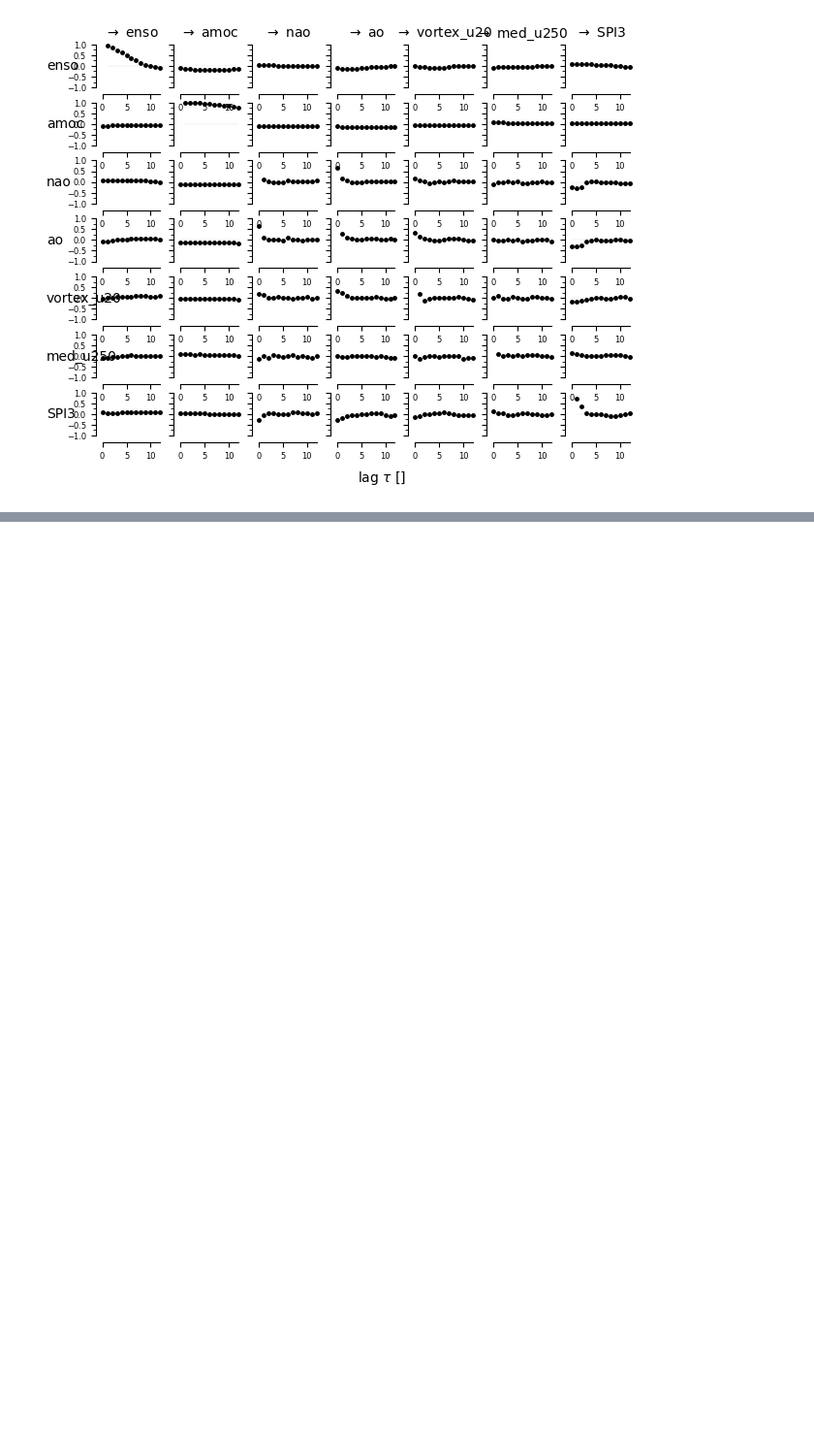
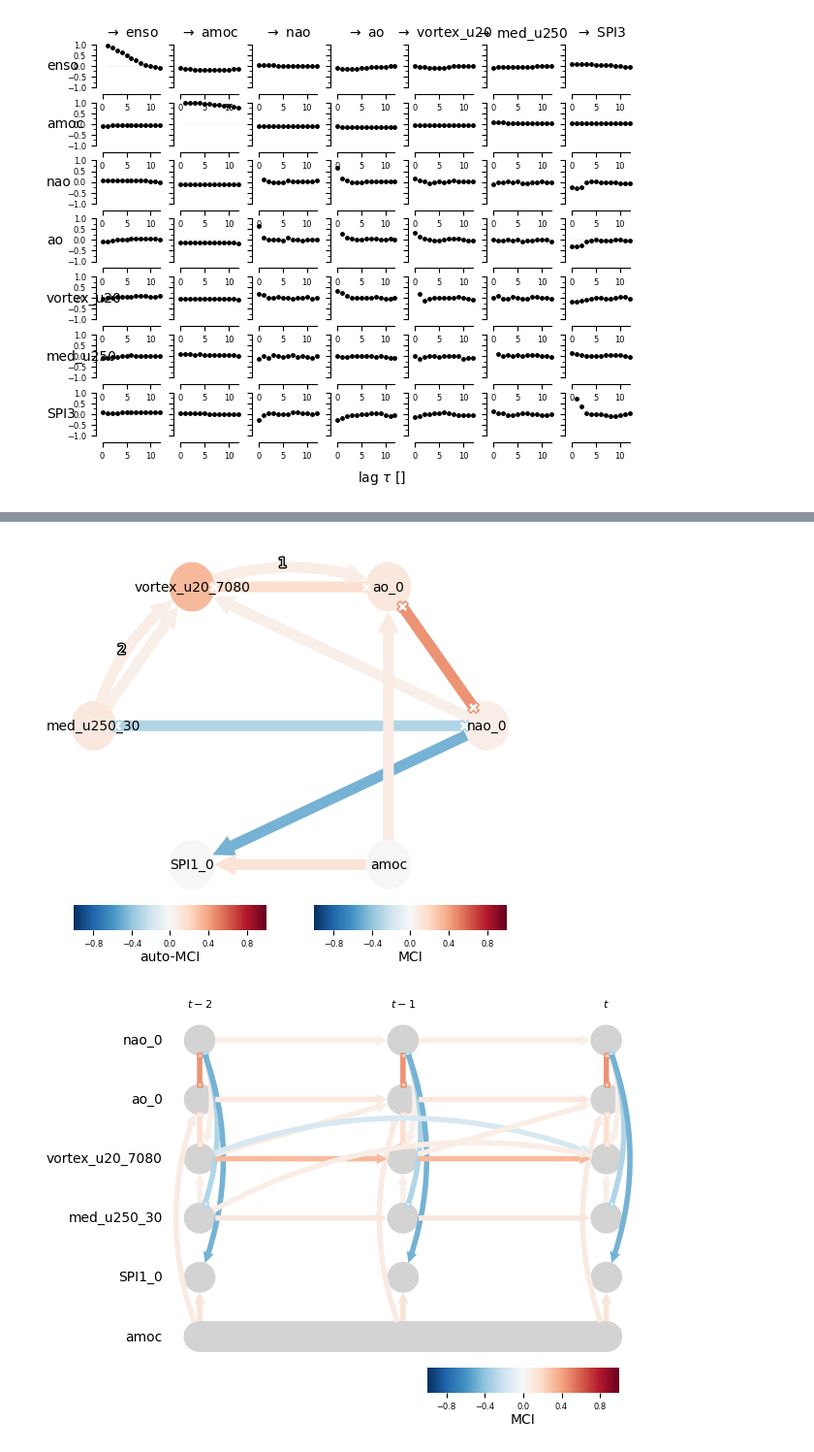
Before and after one commit to chiemvs/Medley, a Jupyter notebook: notebooks/Causal_experimentation.ipynb, the cells around one changed output, grey strips where cells are left out. Shown at 97% size. Saved outputs shown, nothing was run; the diff lists cells and outputs as text; code cells hidden in the pictures; blank space fills up the shorter version.

```diff
--- a/notebooks/Causal_experimentation.ipynb
+++ b/notebooks/Causal_experimentation.ipynb
@@ -364,0 +293,8 @@ tp.plot_graph(
+# %%
+nvars = strength_set.shape[-1] # Including the categorical one
+node_classification = {}
+for i in range(nvars):
+    if i != (nvars - 1):
+        node_classification[i] = 'system'
+    else:
+        node_classification[i] = 'space_context'
@@ -364,0 +321,10 @@ tp.plot_graph(
+# %%
+parcorr = ParCorr(significance='analytic',mask_type = 'y')
+tau_max = 2
+tau_min = 0
+pc_alpha = 0.05
+jpcmciplus = JPCMCIplus(dataframe=dataframe,
+                          cond_ind_test=parcorr,
+                          node_classification=node_classification,
+                          verbosity=1,)
+results = jpcmciplus.run_jpcmciplus(tau_max=tau_max, tau_min = tau_min, pc_alpha=pc_alpha)
@@ -364,0 +349,8 @@ tp.plot_graph(
+# %%
+tp.plot_graph(results['graph'], val_matrix=results['val_matrix'], var_names=dataframe.var_names)
+tp.plot_time_series_graph(results['graph'], val_matrix = results['val_matrix'],
+              node_classification = node_classification, var_names=dataframe.var_names)
+plt.show()
+# %% [output]
+[figure, added]
+[figure, added]
```
Also changed, not shown: parts of 49 cells of this notebook, 3 other files.
